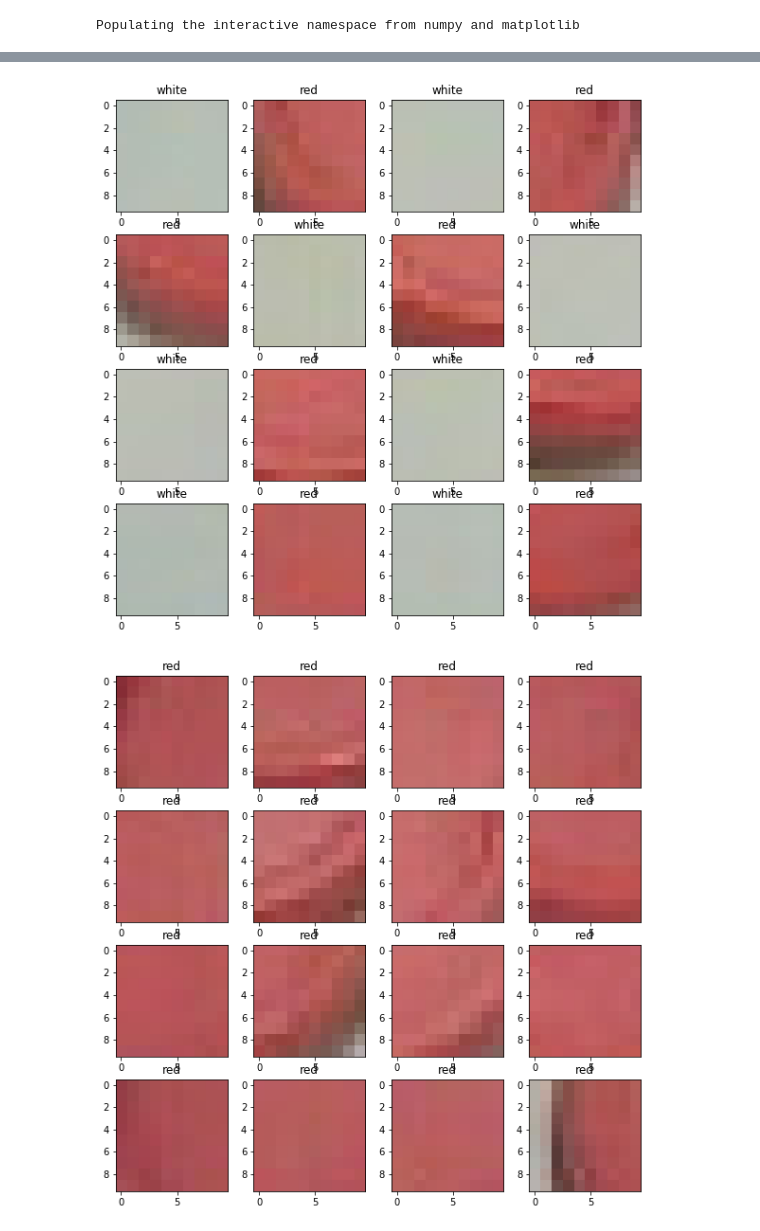
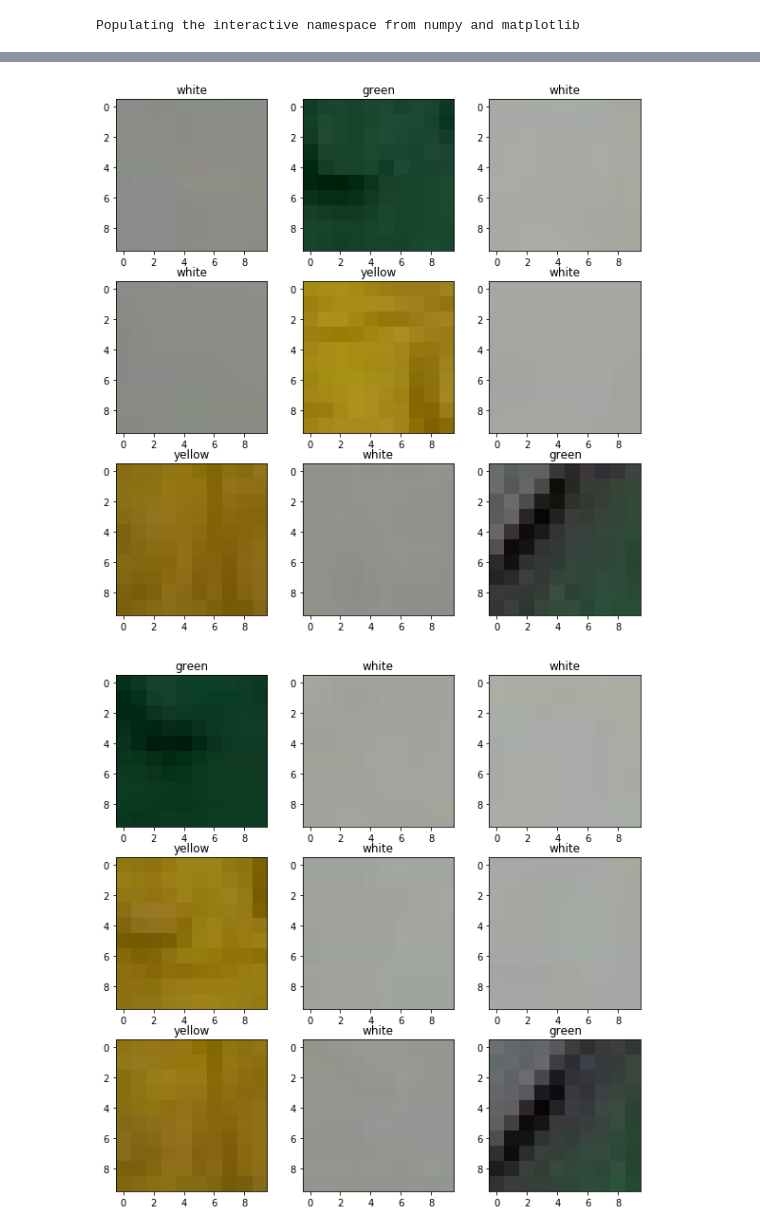
Before and after one commit to bblais/AI-and-Robotics-Fall-2018-Class-Notebooks, a Jupyter notebook: Mon Nov 26 2018 - Making Training Images.ipynb, the cells around one changed output, grey strips where cells are left out. Drawn from its saved outputs; the diff is of its cells as text; code cells hidden in the pictures.

```diff
--- a/Mon Nov 26 2018 - Making Training Images.ipynb
+++ b/Mon Nov 26 2018 - Making Training Images.ipynb
@@ -133,7 +32,32 @@ from glob import glob
+# %%
+class_names=['white','yellow','green']
+
+boards={}
+
+boards['boards/board31.jpg']="""
+0 2 0
+0 1 0
+1 0 2
+"""
+
+boards['boards/board30.jpg']="""
+2 0 0
+1 0 0
+1 0 2
+"""
+
+boards['boards/board29.jpg']="""
+2 0 0
+0 1 1
+0 0 2
+"""
+
+boards['boards/board28.jpg']="""
+0 0 2
+0 0 1
+2 1 0
+"""
 # %%
-board_size=(4,4)
-small_square_size=(10,10)
-
 if not os.path.exists('training_pieces'):
     os.mkdir('training_pieces')
 
@@ -151,9 +75,9 @@ for name in class_names:
 count=0
 for image_filename in boards:
     board=boards[image_filename]
-    arr=read_image(image_filename)
+    arr=read_image(image_filename,s_[25:260,78:290])
 
-    state=Board(4,4)
+    state=Board(board_size[0],board_size[1])
     state.board=[int(_) for _ in board.split()]
 
     print(state)
@@ -174,4 +98,14 @@ for image_filename in boards:
             imwrite(fname,(square*255).astype(uint8))
             count+=1
             filenames[name].append(fname)
+
+for name in class_names:
+    gnames=glob('training_pieces/%s/*.*' % name)
+    gnames=[_ for _ in gnames if 'desktop.ini' not in _.lower()]
+    fnames=filenames[name]
+    for fname in fnames:
+        gnames.remove(fname)
+
+    if gnames:
+        raise ValueError("Warning: Extra files in the folder.  Consider deleting the folder and rerunning.",gnames)
 # %% [output]
@@ -195,2 +129,2 @@ Saving  training_pieces/black/piece47.png
-[figure, old version]
+[figure, new version]
-[figure, old version]
+[figure, new version]
```
Also changed, not shown: parts of 12 cells of this notebook, 14 other files.
